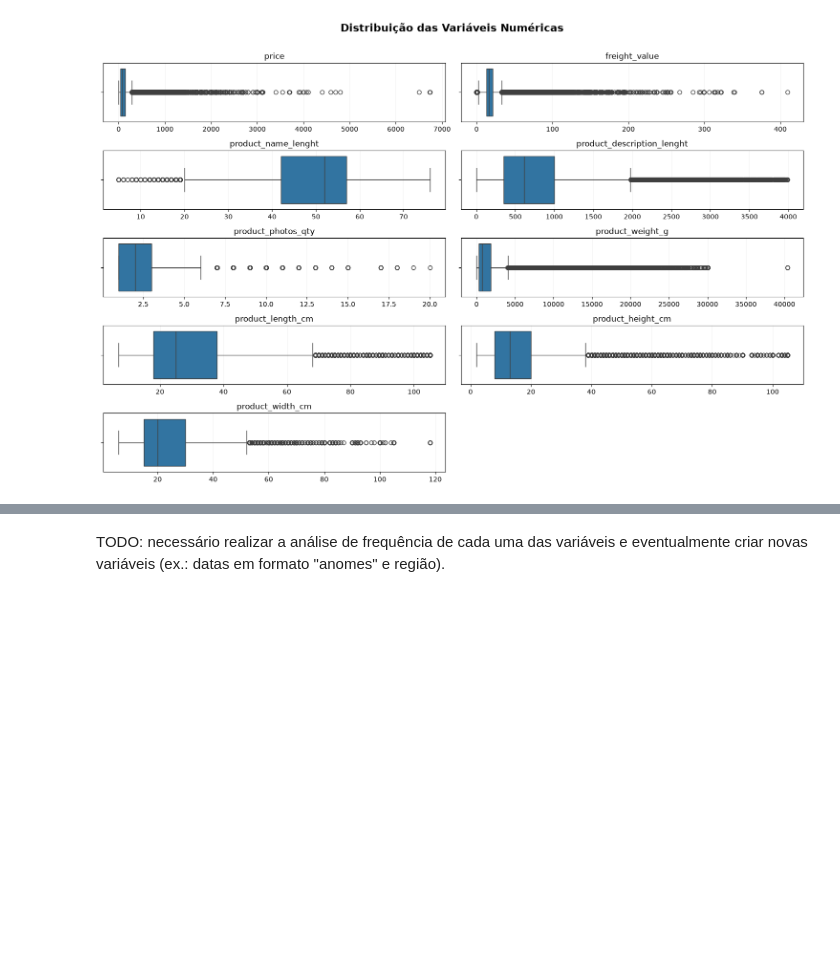
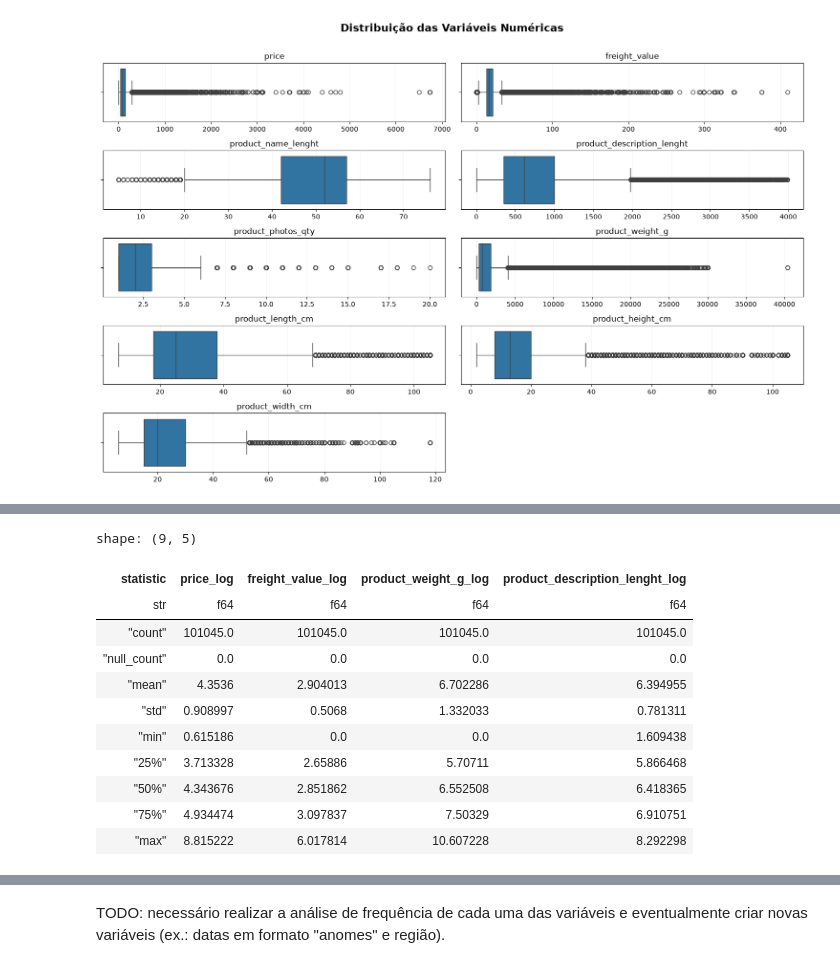
Before and after one commit to leonardosantosrocha/claude-delivery-delay-prediction, a Jupyter notebook: notebooks/notebook.ipynb, the cells around one changed output, grey strips where cells are left out. Cells and saved outputs as stored; diff of their text form; code cells hidden in the pictures; blank space fills up the shorter version.

```diff
--- a/notebooks/notebook.ipynb
+++ b/notebooks/notebook.ipynb
@@ -317,0 +369,19 @@ TODO: necessário realizar a análise do boxplot de cada uma das variáveis...
+# %%
+log_cols = ["price", "freight_value", "product_weight_g", "product_description_lenght"]
+
+raw_olist_typed = raw_olist_typed.with_columns([pl.col(log_col).log1p().alias(f"{log_col}_log") for log_col in log_cols])
+
+raw_olist_typed.select([f"{log_col}_log" for log_col in log_cols]).describe()
+# %% [output]
+shape: (9, 5)
+| statistic | price_log | freight_value_log | product_weight_g_log | product_description_lenght_log |
+| str | f64 | f64 | f64 | f64 |
+| "count" | 101045.0 | 101045.0 | 101045.0 | 101045.0 |
+| "null_count" | 0.0 | 0.0 | 0.0 | 0.0 |
+| "mean" | 4.3536 | 2.904013 | 6.702286 | 6.394955 |
+| "std" | 0.908997 | 0.5068 | 1.332033 | 0.781311 |
+| "min" | 0.615186 | 0.0 | 0.0 | 1.609438 |
+| "25%" | 3.713328 | 2.65886 | 5.70711 | 5.866468 |
+| "50%" | 4.343676 | 2.851862 | 6.552508 | 6.418365 |
+| "75%" | 4.934474 | 3.097837 | 7.50329 | 6.910751 |
+| "max" | 8.815222 | 6.017814 | 10.607228 | 8.292298 |
```
Also changed, not shown: parts of 23 cells of this notebook, 1 other file.
